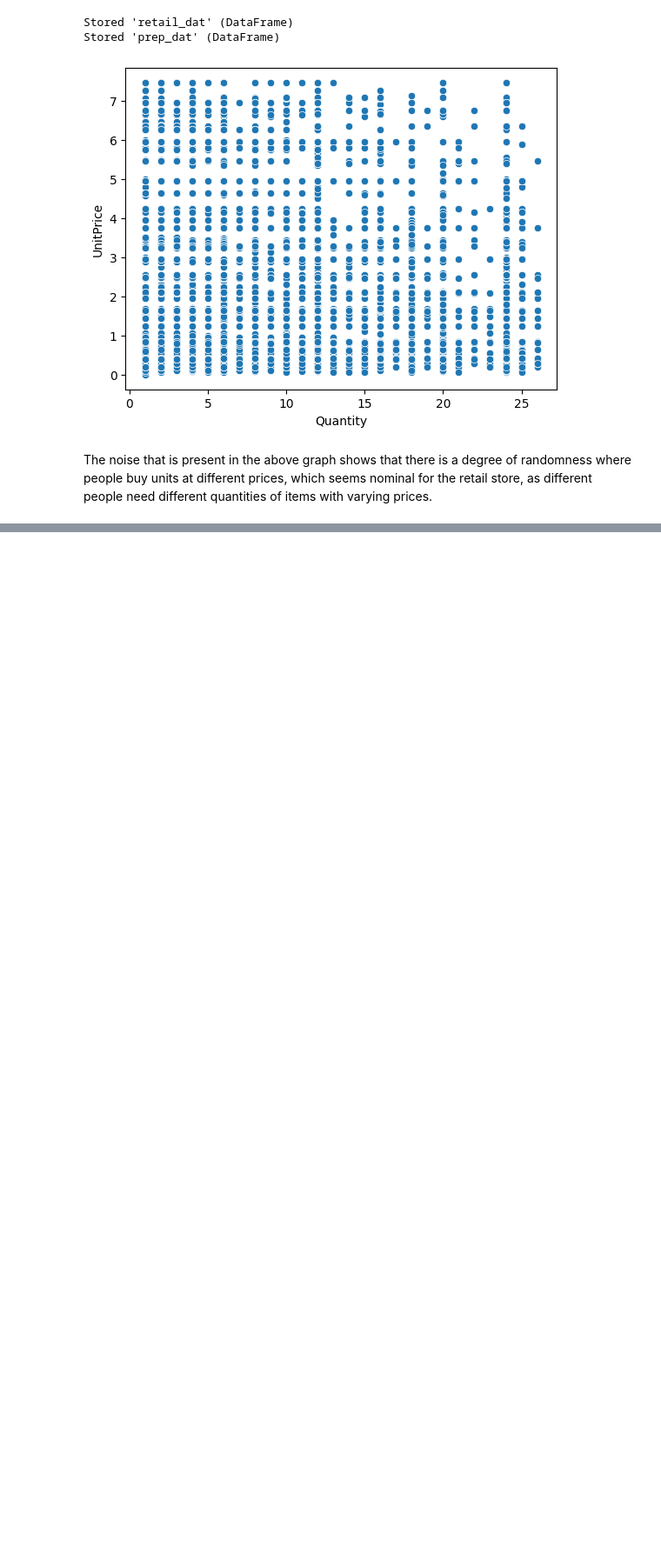
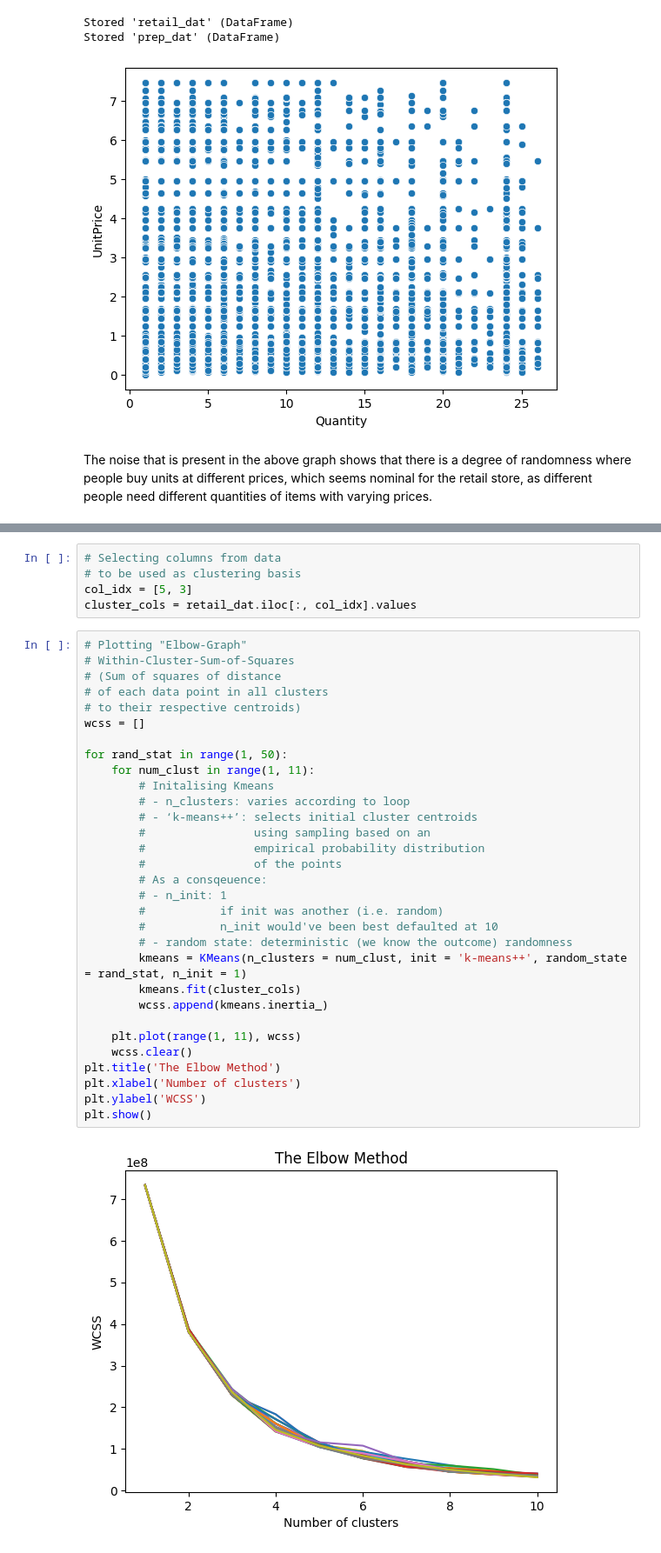
Before and after one commit to Supermjork/K-Kustomer-Klusters, a Jupyter notebook: notebook/cashier.ipynb, the cells around one changed output, grey strips where cells are left out. Shown: that part at 87% size. Cells and saved outputs as stored; diff of their text form; blank space fills up the shorter version.

Commit message:
Elbow method SUUUUCKS

```diff
--- a/notebook/cashier.ipynb
+++ b/notebook/cashier.ipynb
@@ -271,0 +275,38 @@ Whilst also including minimal plots to aid understanding
+# %%
+# Selecting columns from data
+# to be used as clustering basis
+col_idx = [5, 3]
+cluster_cols = retail_dat.iloc[:, col_idx].values
+# %%
+# Plotting "Elbow-Graph"
+# Within-Cluster-Sum-of-Squares
+# (Sum of squares of distance
+# of each data point in all clusters
+# to their respective centroids)
+wcss = []
+
+for rand_stat in range(1, 50):
+    for num_clust in range(1, 11):
+        # Initalising Kmeans
+        # - n_clusters: varies according to loop
+        # - ‘k-means++’: selects initial cluster centroids
+        #                using sampling based on an
+        #                empirical probability distribution
+        #                of the points
+        # As a consqeuence:
+        # - n_init: 1
+        #           if init was another (i.e. random)
+        #           n_init would've been best defaulted at 10
+        # - random state: deterministic (we know the outcome) randomness
+        kmeans = KMeans(n_clusters = num_clust, init = 'k-means++', random_state = rand_stat, n_init = 1)
+        kmeans.fit(cluster_cols)
+        wcss.append(kmeans.inertia_)
+
+    plt.plot(range(1, 11), wcss)
+    wcss.clear()
+plt.title('The Elbow Method')
+plt.xlabel('Number of clusters')
+plt.ylabel('WCSS')
+plt.show()
+# %% [output]
+[figure, added]
```
Also changed, not shown: parts of 3 cells of this notebook.
